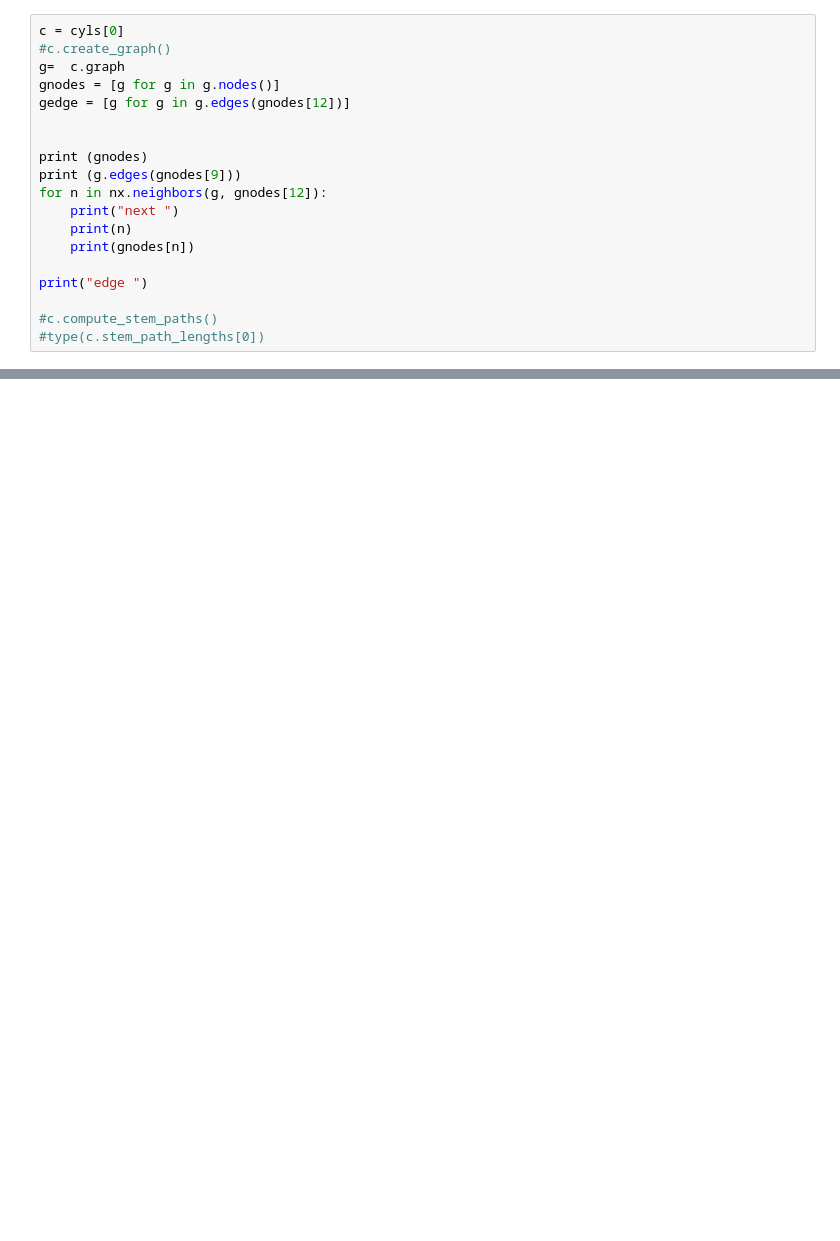
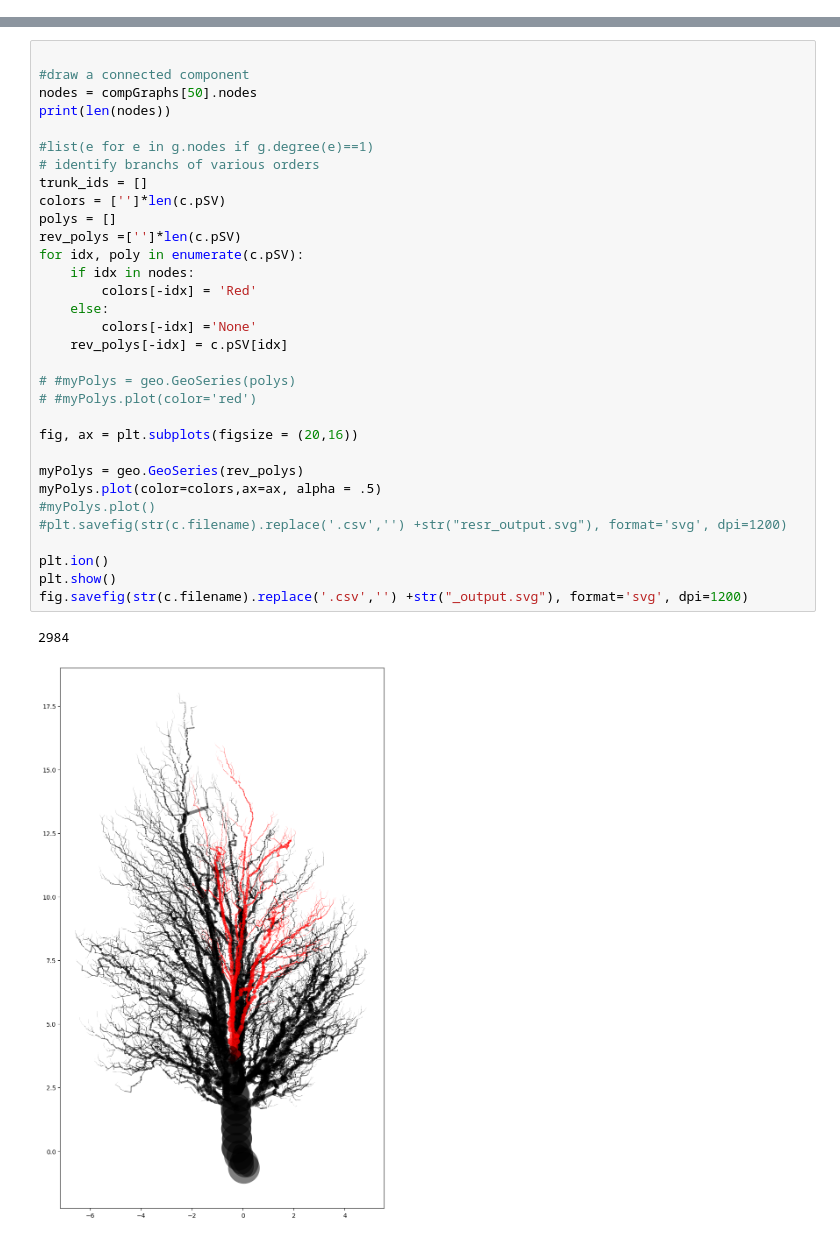
Before and after one commit to wischmcj/cylinders, a Jupyter notebook: cylinders/cli.ipynb, the cells around one changed output, grey strips where cells are left out. Saved outputs shown, nothing was run; the diff lists cells and outputs as text; blank space fills up the shorter version.

Commit message:
halfway through code to id drip/flow paths

```diff
--- a/cylinders/cli.ipynb
+++ b/cylinders/cli.ipynb
@@ -605,19 +695,0 @@ for path in sp.values():
-# %%
-c = cyls[0]
-#c.create_graph()
-g=  c.graph
-gnodes = [g for g in g.nodes()]
-gedge = [g for g in g.edges(gnodes[12])]
-
-
-print (gnodes)
-print (g.edges(gnodes[9]))
-for n in nx.neighbors(g, gnodes[12]):
-    print("next ")
-    print(n)
-    print(gnodes[n])
-
-print("edge ")
-
-#c.compute_stem_paths()
-#type(c.stem_path_lengths[0])
@@ -660,0 +1051,35 @@ print(gr.number_of_nodes())
+# %%
+
+#draw a connected component
+nodes = compGraphs[50].nodes
+print(len(nodes))
+
+#list(e for e in g.nodes if g.degree(e)==1)
+# identify branchs of various orders
+trunk_ids = []
+colors = ['']*len(c.pSV)
+polys = []
+rev_polys =['']*len(c.pSV)
+for idx, poly in enumerate(c.pSV):
+    if idx in nodes:
+        colors[-idx] = 'Red'
+    else:
+        colors[-idx] ='None'
+    rev_polys[-idx] = c.pSV[idx]
+
+# #myPolys = geo.GeoSeries(polys)
+# #myPolys.plot(color='red')
+
+fig, ax = plt.subplots(figsize = (20,16))
+
+myPolys = geo.GeoSeries(rev_polys)
+myPolys.plot(color=colors,ax=ax, alpha = .5)
+#myPolys.plot()
+#plt.savefig(str(c.filename).replace('.csv','') +str("resr_output.svg"), format='svg', dpi=1200)
+
+plt.ion()
+plt.show()
+fig.savefig(str(c.filename).replace('.csv','') +str("_output.svg"), format='svg', dpi=1200)
+# %% [output]
+2984
+[figure, added]
```
Also changed, not shown: parts of 23 cells of this notebook, 1 other file.
